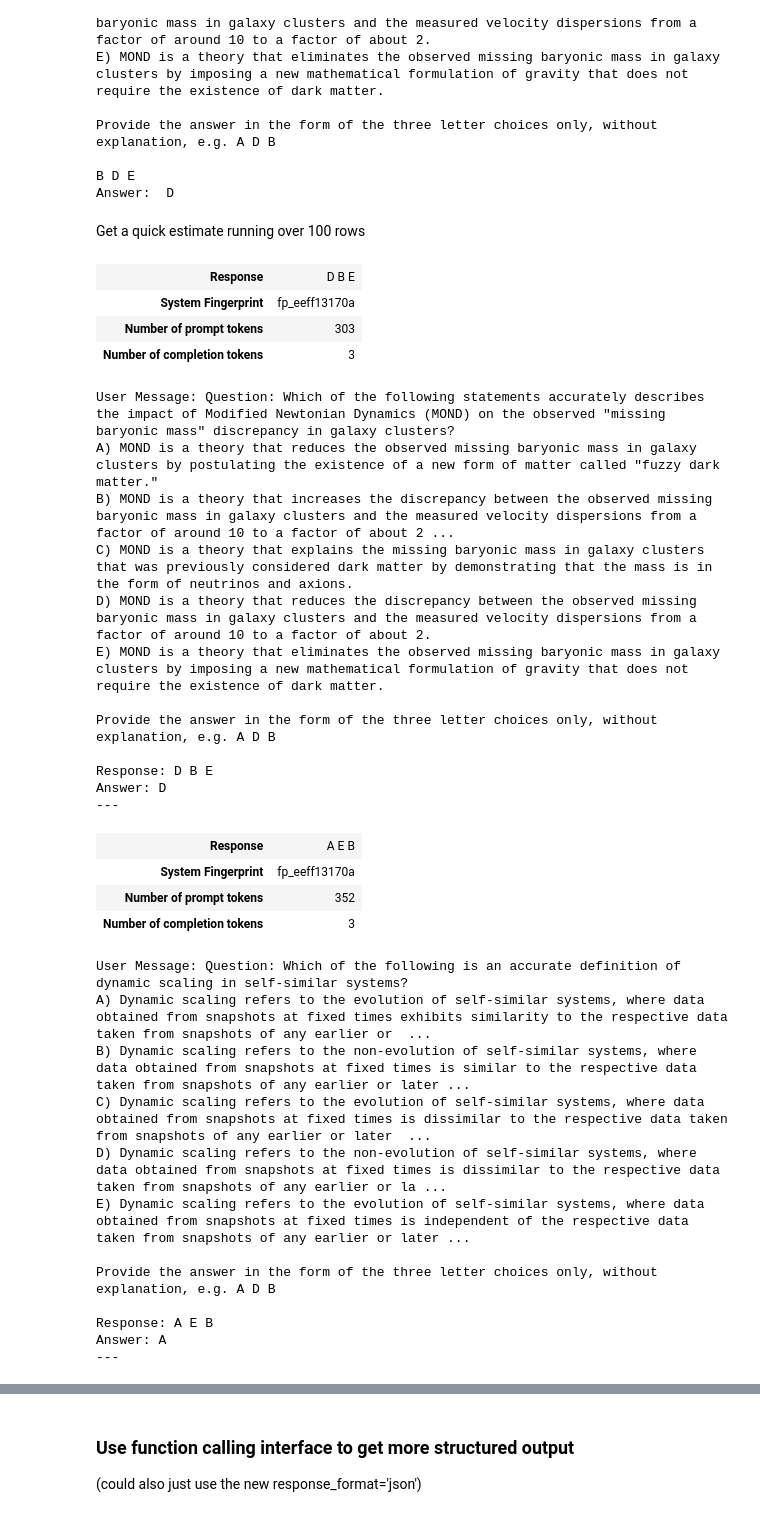
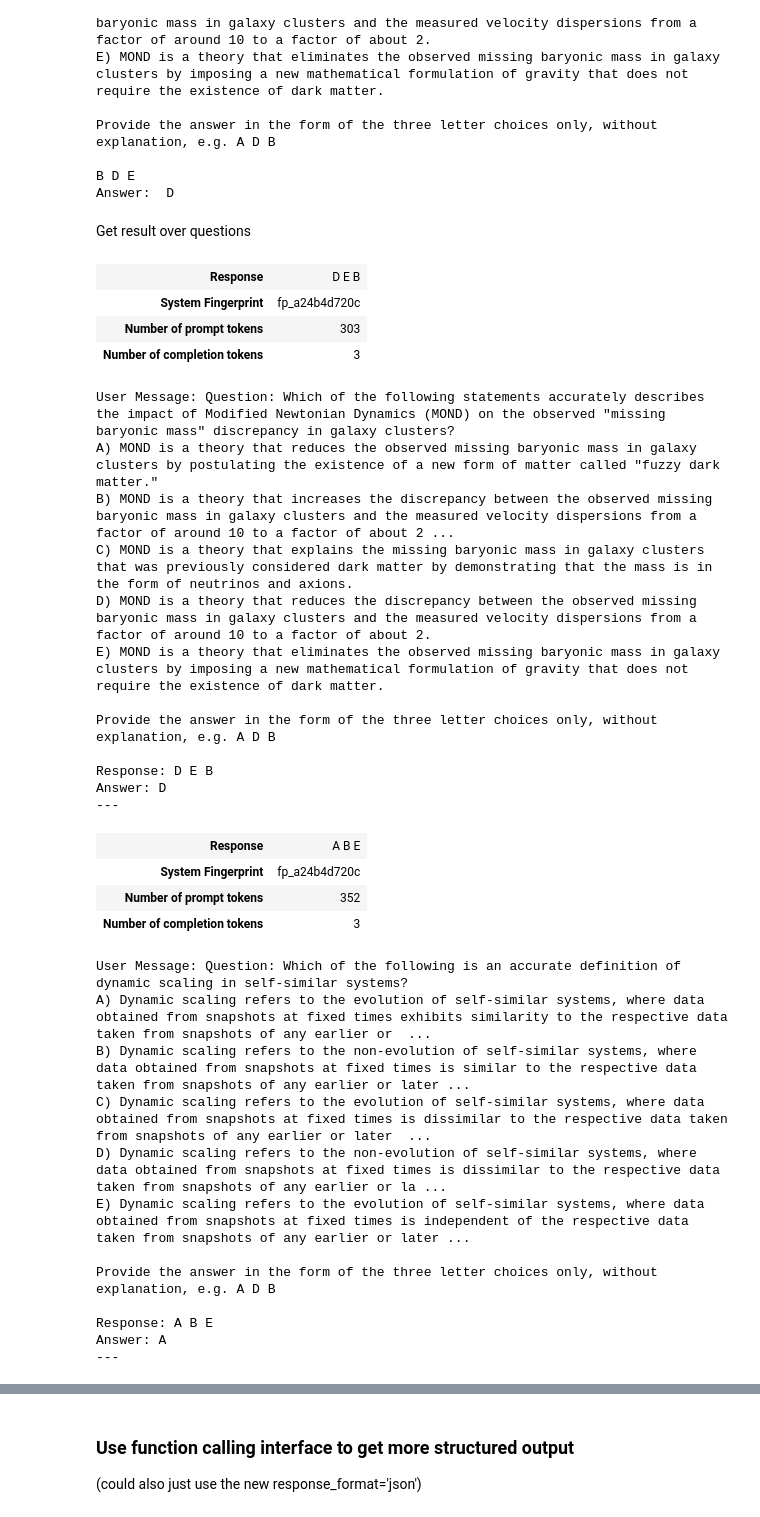
Before and after one commit to teome/kaggle-llm-science-exam, a Jupyter notebook: benchmark_gpt_3.5_4.ipynb, the cells around one changed output, grey strips where cells are left out. Cells and saved outputs as stored; diff of their text form; code cells hidden in the pictures.

```diff
--- a/benchmark_gpt_3.5_4.ipynb
+++ b/benchmark_gpt_3.5_4.ipynb
@@ -82,6 +82,13 @@ E) MOND is a theory that eliminates the observed missing baryonic mass in galaxy
 Provide the answer in the form of the three letter choices only, without explanation, e.g. A D B
 # %% [markdown]
 ## Get functions needed for API calling setup
+# %%
+# GPT_MODEL='gpt-3.5-turbo-1106'
+# cost_prompt_tokens = 0.001 / 1000
+# cost_completion_tokens = 0.002 / 1000
+GPT_MODEL='gpt-4-1106-preview' # gpt-4 turbo preview
+cost_prompt_tokens = 0.01 / 1000
+cost_completion_tokens = 0.03 / 1000
 # %%
 # prepare the messages array
 def create_messages_input(system_message, user_message, existing_messages=None) -> list:
@@ -100,18 +107,11 @@ def create_messages_input(system_message, user_message, existing_messages=None)
     messages.append({"role": "user", "content": user_message})
 
     return messages
-# %%
-GPT_MODEL='gpt-3.5-turbo-1106'
-cost_prompt_tokens = 0.001 / 1000
-cost_completion_tokens = 0.002 / 1000
-# GPT_MODEL='gpt-4-1106-preview' # gpt-4 turbo preview
-# cost_prompt_tokens = 0.01 / 1000
-# cost_completion_tokens = 0.03 / 1000
 # %%
 client = openai.OpenAI()
 # client = openai.AsyncClient()
 # %%
-def get_chat_response(system_message, user_message, existing_messages=None, temperature=0.7, seed=None, verbose=True) -> ChatCompletion | None:
+def get_chat_response(system_message, user_message, existing_messages=None, temperature=0.7, seed=None, verbose=False) -> ChatCompletion | None:
     messages = create_messages_input(system_message, user_message, existing_messages)
     response = None
     try:
@@ -203,13 +203,13 @@ Provide the answer in the form of the three letter choices only, without explana
 
 B D E
 Answer:  D
-# %% [markdown]
-Get a quick estimate running over 100 rows
+# %% [markdown]
+Get result over questions
 # %%
 system_message = 'Answer the following multiple-choice question by providing the three most likely answers, in order or likelihood, specified by their letter followed by a space, e.g. A B C'
 verbose = True
 score = 0
-n_questions = 100
+n_questions = 200
 prompt_tokens = completion_tokens = 0
 temperature = 0.0
 
@@ -219,35 +219,35 @@ for index, row in train.head(n_questions).iterrows():
     user_message += '\n\nProvide the answer in the form of the three letter choices only, without explanation, e.g. A D B\n'
 
     response = get_chat_response(system_message, user_message, verbose=verbose, temperature=temperature)
 
     assistant_message = response.choices[0].message.content
 
     if verbose:
         print(f'User Message: {user_message}')
         print(f'Response: {assistant_message}')
         print(f'Answer: {row.answer}')
         print('---')
 
     # Score
     answers = assistant_message.split(' ')[:3]
     correct_answer = row.answer
     for i, pred in enumerate(answers):
         if pred == correct_answer:
             score += 1 / (i + 1)  # 1 for first being correct, 1/2 for second, 1/3 for third
 
     prompt_tokens += response.usage.prompt_tokens
     completion_tokens += response.usage.completion_tokens
 
     if index >= 3:
         verbose = False
 
 
 total_cost = prompt_tokens * cost_prompt_tokens + completion_tokens * cost_completion_tokens
 print(f'Average score: {score / n_questions}')
 print(f'Cost: ${total_cost}, prompt_tokens={prompt_tokens}, completion_tokens={completion_tokens}')
 # %% [output]
-| Response | D B E |
-| System Fingerprint | fp_eeff13170a |
+| Response | D E B |
+| System Fingerprint | fp_a24b4d720c |
 | Number of prompt tokens | 303 |
 | Number of completion tokens | 3 |
 User Message: Question: Which of the following statements accurately describes the impact of Modified Newtonian Dynamics (MOND) on the observed "missing baryonic mass" discrepancy in galaxy clusters?
@@ -259,11 +259,11 @@ E) MOND is a theory that eliminates the observed missing baryonic mass in galaxy
 
 Provide the answer in the form of the three letter choices only, without explanation, e.g. A D B
 
-Response: D B E
+Response: D E B
 Answer: D
 ---
-| Response | A E B |
-| System Fingerprint | fp_eeff13170a |
+| Response | A B E |
+| System Fingerprint | fp_a24b4d720c |
 | Number of prompt tokens | 352 |
 | Number of completion tokens | 3 |
 User Message: Question: Which of the following is an accurate definition of dynamic scaling in self-similar systems?
@@ -275,6 +275,6 @@ E) Dynamic scaling refers to the evolution of self-similar systems, where data o
 
 Provide the answer in the form of the three letter choices only, without explanation, e.g. A D B
 
-Response: A E B
+Response: A B E
 Answer: A
 ---
```
Also changed, not shown: parts of 9 cells of this notebook.
